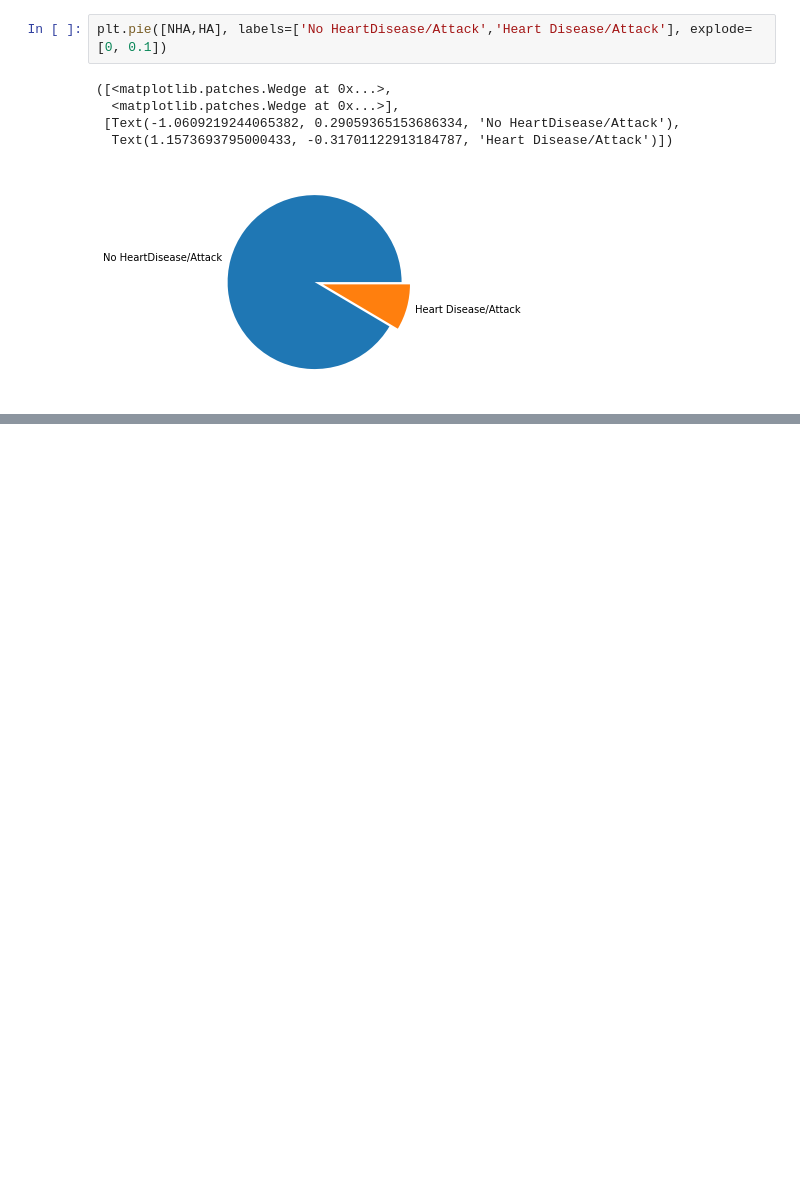
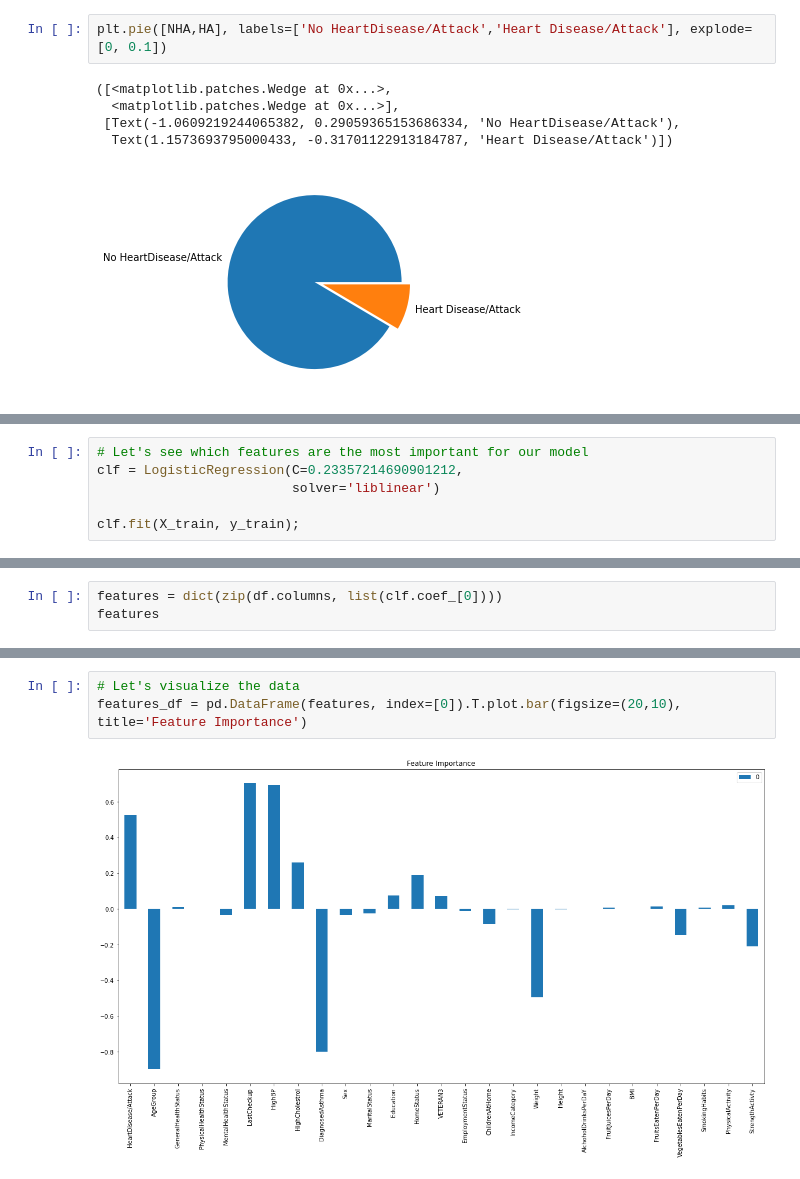
Before and after one commit to A-Refaie/DS_project, a Jupyter notebook: HD_analysis.ipynb, the cells around one changed output, grey strips where cells are left out. Saved outputs shown, nothing was run; the diff lists cells and outputs as text; blank space fills up the shorter version.

```diff
--- a/HD_analysis.ipynb
+++ b/HD_analysis.ipynb
@@ -50,0 +233,6 @@ ax.set_ylim(bottom + 0.5)
+# %%
+# Let's see which features are the most important for our model
+clf = LogisticRegression(C=0.23357214690901212,
+                         solver='liblinear')
+
+clf.fit(X_train, y_train);
@@ -50,0 +252,3 @@ ax.set_ylim(bottom + 0.5)
+# %%
+features = dict(zip(df.columns, list(clf.coef_[0])))
+features
@@ -50,0 +273,5 @@ ax.set_ylim(bottom + 0.5)
+# %%
+# Let's visualize the data
+features_df = pd.DataFrame(features, index=[0]).T.plot.bar(figsize=(20,10), title='Feature Importance')
+# %% [output]
+[figure, added]
```
Also changed, not shown: parts of 20 cells of this notebook.
